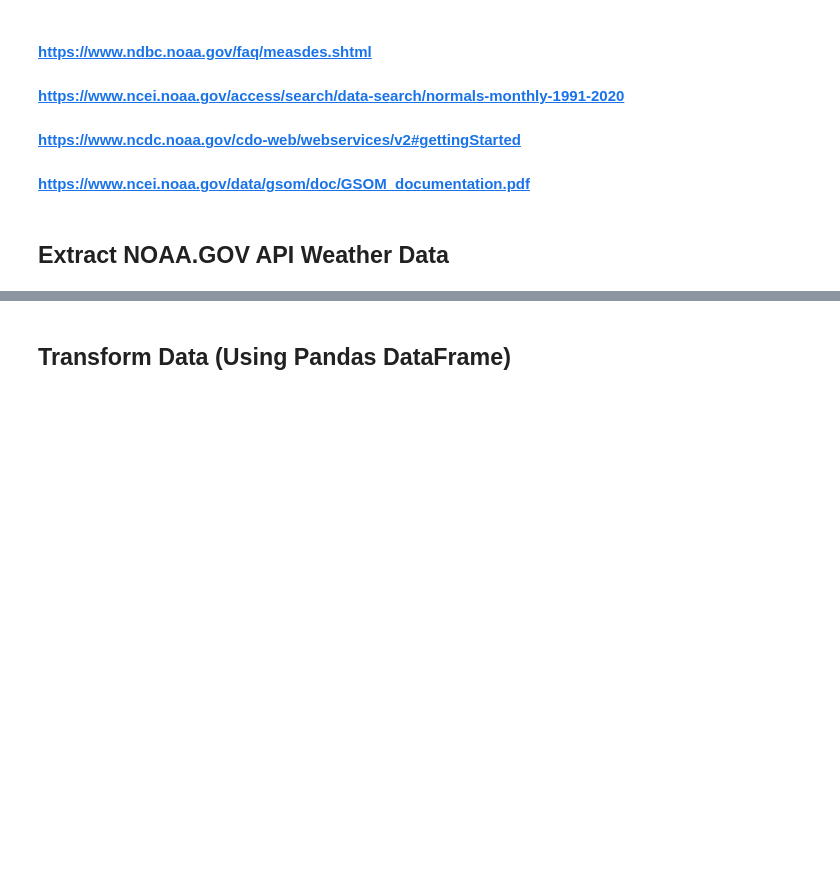
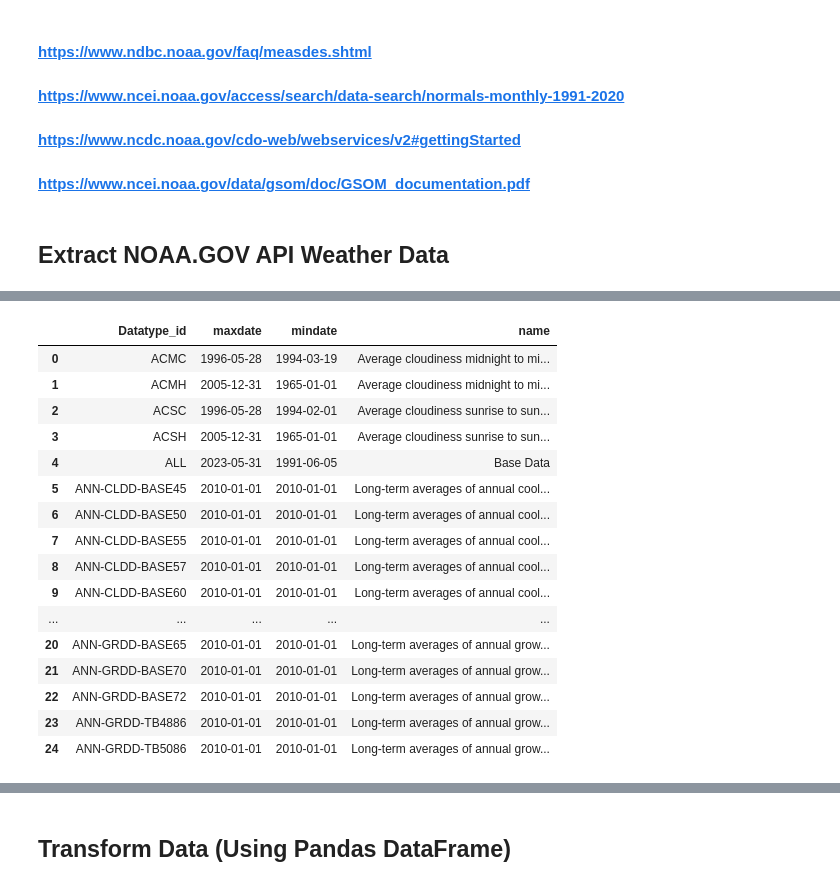
Before and after one commit to CanadianLatin/Project-4---MachineLearningIntegration, a Jupyter notebook: noaa_apidata_completeJFK.ipynb, the cells around one changed output, grey strips where cells are left out. Cells and saved outputs as stored; diff of their text form; code cells hidden in the pictures; blank space fills up the shorter version.

```diff
--- a/noaa_apidata_completeJFK.ipynb
+++ b/noaa_apidata_completeJFK.ipynb
@@ -142,0 +147,50 @@ weather_data_df.to_csv('weather_noaa.csv',index=False)
+# %%
+# Datatypes
+id=[]
+maxdate=[]
+mindate=[]
+name=[]
+
+url_prcp=f"https://www.ncei.noaa.gov/cdo-web/api/v2/datatypes"
+headers = {'token': noaa_token}
+
+
+resp = requests.get(url_prcp, headers=headers).json()
+datasets=resp['results']
+
+for row in range(0,25):
+
+    try:
+        id.append(datasets[row]['id'])
+        maxdate.append(datasets[row]['maxdate'])
+        mindate.append(datasets[row]['mindate'])
+        name.append(datasets[row]['name'])
+
+    except TypeError:
+        id.append('NA')
+        maxdate.append('NA')
+        mindate.append('NA')
+        name.append('NA')
+
+data_type={'Datatype_id':id,"maxdate":maxdate,"mindate":mindate,'name':name}
+# %%
+data_type_df=pd.DataFrame(data_type)
+data_type_df.head(30)
+# %% [output]
+|  | Datatype_id | maxdate | mindate | name |
+| 0 | ACMC | 1996-05-28 | 1994-03-19 | Average cloudiness midnight to mi... |
+| 1 | ACMH | 2005-12-31 | 1965-01-01 | Average cloudiness midnight to mi... |
+| 2 | ACSC | 1996-05-28 | 1994-02-01 | Average cloudiness sunrise to sun... |
+| 3 | ACSH | 2005-12-31 | 1965-01-01 | Average cloudiness sunrise to sun... |
+| 4 | ALL | 2023-05-31 | 1991-06-05 | Base Data |
+| 5 | ANN-CLDD-BASE45 | 2010-01-01 | 2010-01-01 | Long-term averages of annual cool... |
+| 6 | ANN-CLDD-BASE50 | 2010-01-01 | 2010-01-01 | Long-term averages of annual cool... |
+| 7 | ANN-CLDD-BASE55 | 2010-01-01 | 2010-01-01 | Long-term averages of annual cool... |
+| 8 | ANN-CLDD-BASE57 | 2010-01-01 | 2010-01-01 | Long-term averages of annual cool... |
+| 9 | ANN-CLDD-BASE60 | 2010-01-01 | 2010-01-01 | Long-term averages of annual cool... |
+| ... | ... | ... | ... | ... |
+| 20 | ANN-GRDD-BASE65 | 2010-01-01 | 2010-01-01 | Long-term averages of annual grow... |
+| 21 | ANN-GRDD-BASE70 | 2010-01-01 | 2010-01-01 | Long-term averages of annual grow... |
+| 22 | ANN-GRDD-BASE72 | 2010-01-01 | 2010-01-01 | Long-term averages of annual grow... |
+| 23 | ANN-GRDD-TB4886 | 2010-01-01 | 2010-01-01 | Long-term averages of annual grow... |
+| 24 | ANN-GRDD-TB5086 | 2010-01-01 | 2010-01-01 | Long-term averages of annual grow... |
```
Also changed, not shown: parts of 10 cells of this notebook, 5 other files.
